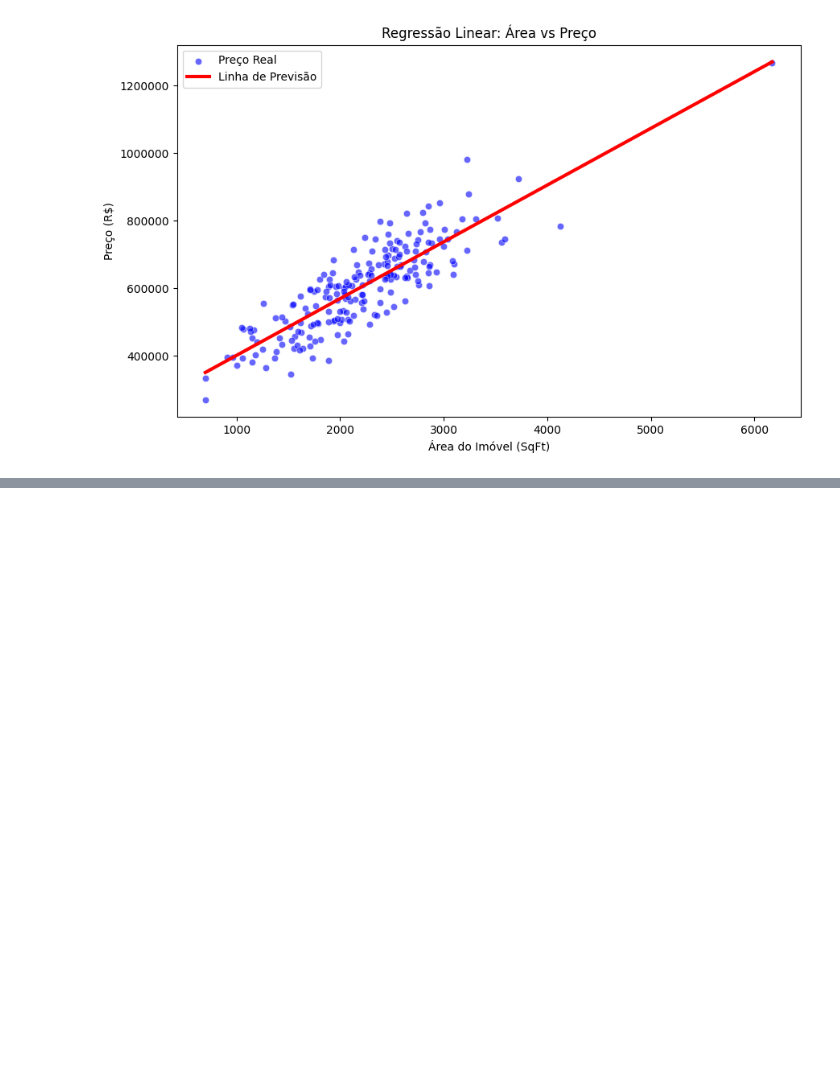
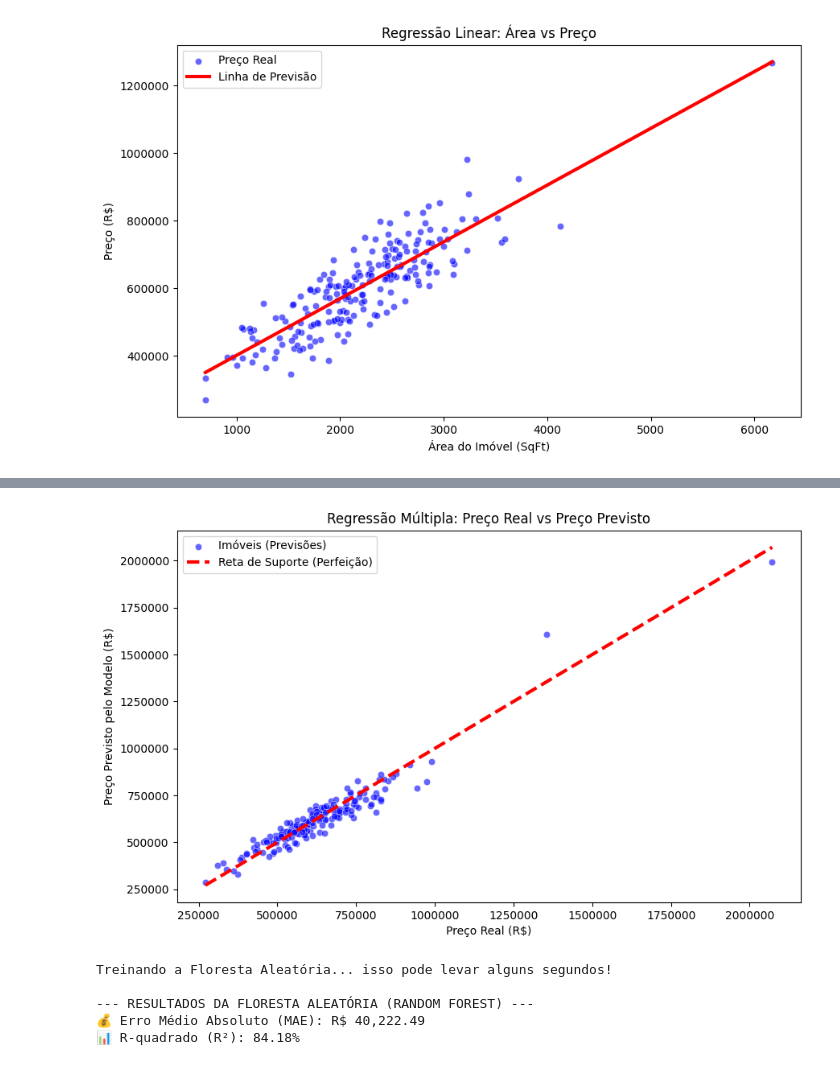
Before and after one commit to e-junior/imobiliary-predictions, a Jupyter notebook: predictions.ipynb, the cells around one changed output, grey strips where cells are left out. Cells and saved outputs as stored; diff of their text form; code cells hidden in the pictures; blank space fills up the shorter version.

```diff
--- a/predictions.ipynb
+++ b/predictions.ipynb
@@ -89,0 +133,54 @@ dataL.head()
+# %%
+import matplotlib.pyplot as plt
+import seaborn as sns
+
+plt.figure(figsize=(10, 6))
+
+# 1. Plotando as previsões (Preço Real no eixo X e Preço Previsto no eixo Y)
+sns.scatterplot(x=y_test_m, y=y_pred_m, color='blue', alpha=0.6, label='Imóveis (Previsões)')
+
+# 2. Desenhando a Reta de Suporte (Linha de Previsão Perfeita: x = y)
+# Pegamos o menor e o maior valor para esticar a linha por todo o gráfico
+min_val = min(y_test_m.min(), y_pred_m.min())
+max_val = max(y_test_m.max(), y_pred_m.max())
+
+plt.plot([min_val, max_val], [min_val, max_val], color='red', linewidth=3, linestyle='--', label='Reta de Suporte (Perfeição)')
+
+# Configurações de exibição
+plt.title('Regressão Múltipla: Preço Real vs Preço Previsto')
+plt.xlabel('Preço Real (R$)')
+plt.ylabel('Preço Previsto pelo Modelo (R$)')
+plt.ticklabel_format(style='plain', axis='x') # Tira notação científica do eixo X
+plt.ticklabel_format(style='plain', axis='y') # Tira notação científica do eixo Y
+plt.legend()
+plt.show()
+# %% [output]
+[figure, added]
+# %%
+# Random Forest
+# Importando o modelo de Floresta Aleatória
+from sklearn.ensemble import RandomForestRegressor
+
+# 1. Criando o modelo (Floresta com configuração padrão)
+modelo_rf = RandomForestRegressor(random_state=42)
+
+# 2. Treinando o modelo (vamos usar os mesmos dados X_train_m e y_train_m que já tínhamos preparado)
+print("Treinando a Floresta Aleatória... isso pode levar alguns segundos!")
+modelo_rf.fit(X_train_m, y_train_m)
+
+# 3. Fazendo previsões
+y_pred_rf = modelo_rf.predict(X_test_m)
+
+# 4. Avaliando o modelo
+mae_rf = mean_absolute_error(y_test_m, y_pred_rf)
+r2_rf = r2_score(y_test_m, y_pred_rf)
+
+print("\n--- RESULTADOS DA FLORESTA ALEATÓRIA (RANDOM FOREST) ---")
+print(f"💰 Erro Médio Absoluto (MAE): R$ {mae_rf:,.2f}")
+print(f"📊 R-quadrado (R²): {r2_rf:.2%}")
+# %% [output]
+Treinando a Floresta Aleatória... isso pode levar alguns segundos!
+
+--- RESULTADOS DA FLORESTA ALEATÓRIA (RANDOM FOREST) ---
+💰 Erro Médio Absoluto (MAE): R$ 40,222.49
+📊 R-quadrado (R²): 84.18%
```
Also changed, not shown: parts of 8 cells of this notebook.
